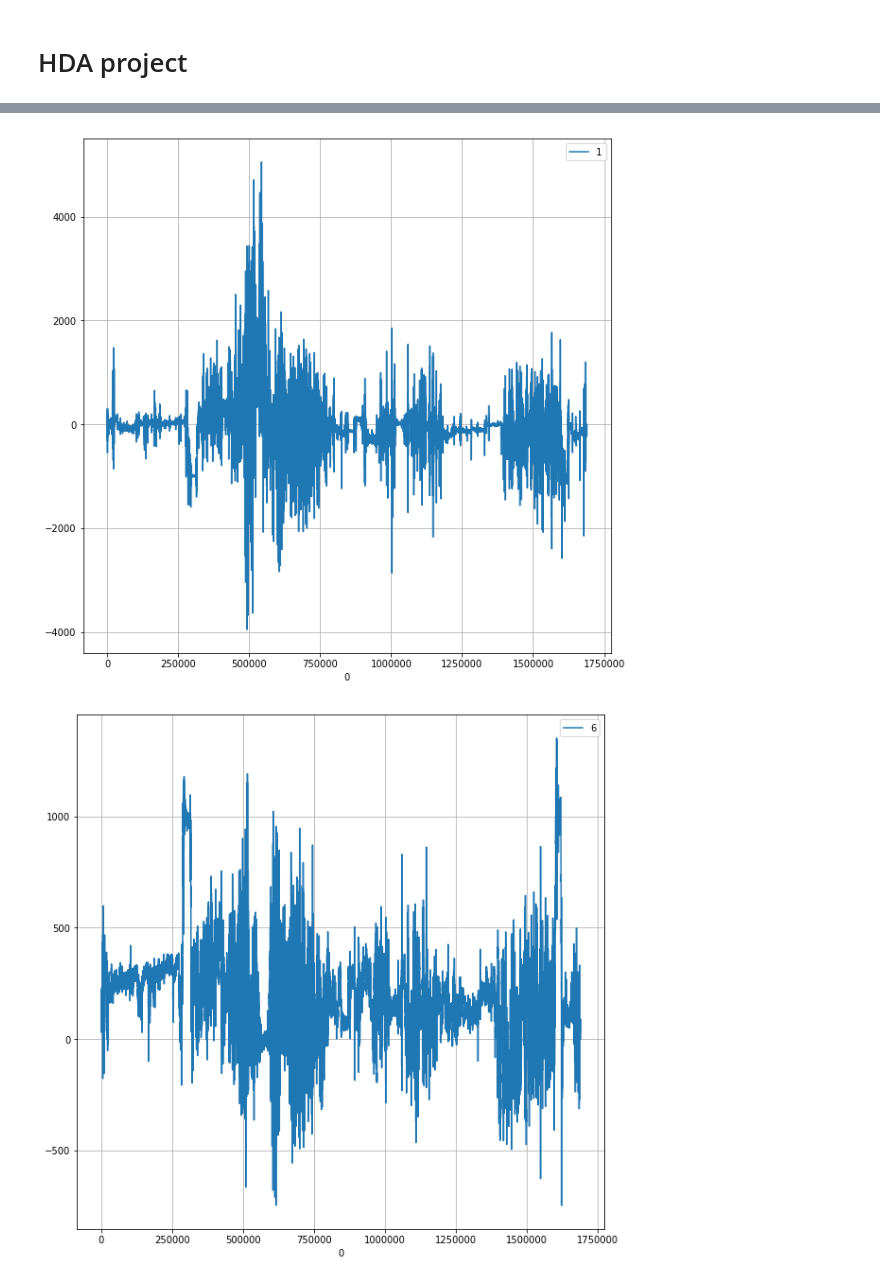
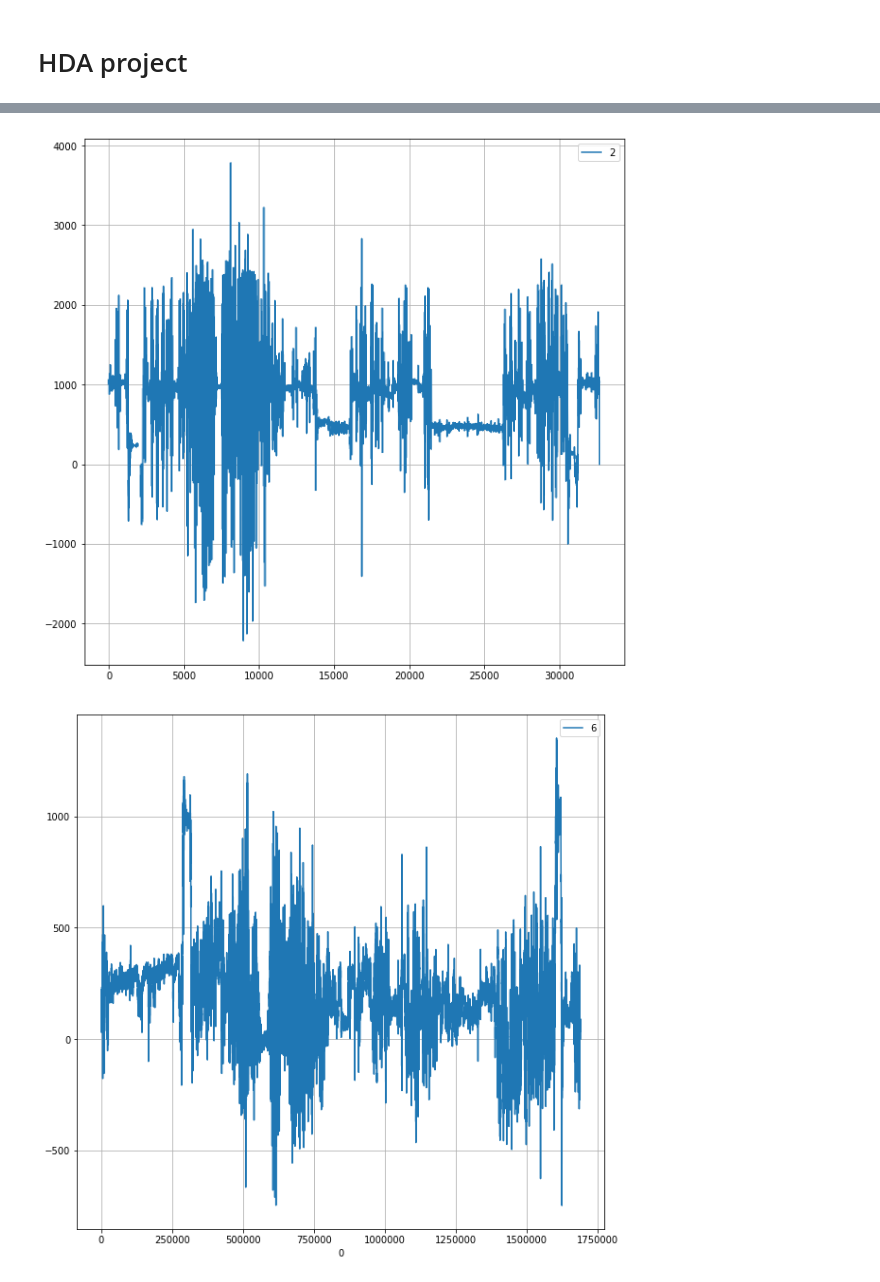
Before and after one commit to MatteoDrago/hda-project, a Jupyter notebook: HDA_P3.ipynb, the cells around one changed output, grey strips where cells are left out. Cells and saved outputs as stored; diff of their text form; code cells hidden in the pictures.

```diff
--- a/HDA_P3.ipynb
+++ b/HDA_P3.ipynb
@@ -5,7 +5,4 @@ import pandas as pd
 import numpy as np
 # %%
 #pd.read_csv('./OpportunityUCIDataset/dataset/S1-ADL1.dat',header=None)
-df = pd.read_table('./OpportunityUCIDataset/dataset/S1-ADL1.dat',sep="\s+",header=None)
+df = pd.read_table('./OpportunityUCIDataset/dataset/S1-ADL4.dat',sep="\s+",header=None)
-# %%
-df = pd.DataFrame(data=df)
-df.iloc[:,[2:46,51:59]].head()
@@ -13,0 +9,14 @@ SyntaxError: invalid syntax (<ipython-input-36-2f81eaa9e7af>, line 2)
+# %%
+#df = pd.DataFrame(data=df)
+
+a = list(np.arange(2,47)) \
+    + list(np.arange(51,60)) \
+    + list(np.arange(64,73)) \
+    + list(np.arange(77,86)) \
+    + list(np.arange(90,99)) \
+    + list(np.arange(103,135))
+
+dataset = df.iloc[:,a]
+label_columns = df.iloc[:,243:250]
+
+#label_columns[label_columns > 0 ]
@@ -14,10 +28,10 @@ SyntaxError: invalid syntax (<ipython-input-36-2f81eaa9e7af>, line 2)
 # %%
-plt = df.plot(x=0,y=1,
+plt = dataset.plot(y=2,
               kind='line',
               grid=True,
               figsize=(10,10))
 # %% [output]
-[figure, old version]
+[figure, new version]
 # %%
 plt = df.plot(x=0,y=6,
               kind='line',
```
Also changed, not shown: parts of 2 cells of this notebook.
